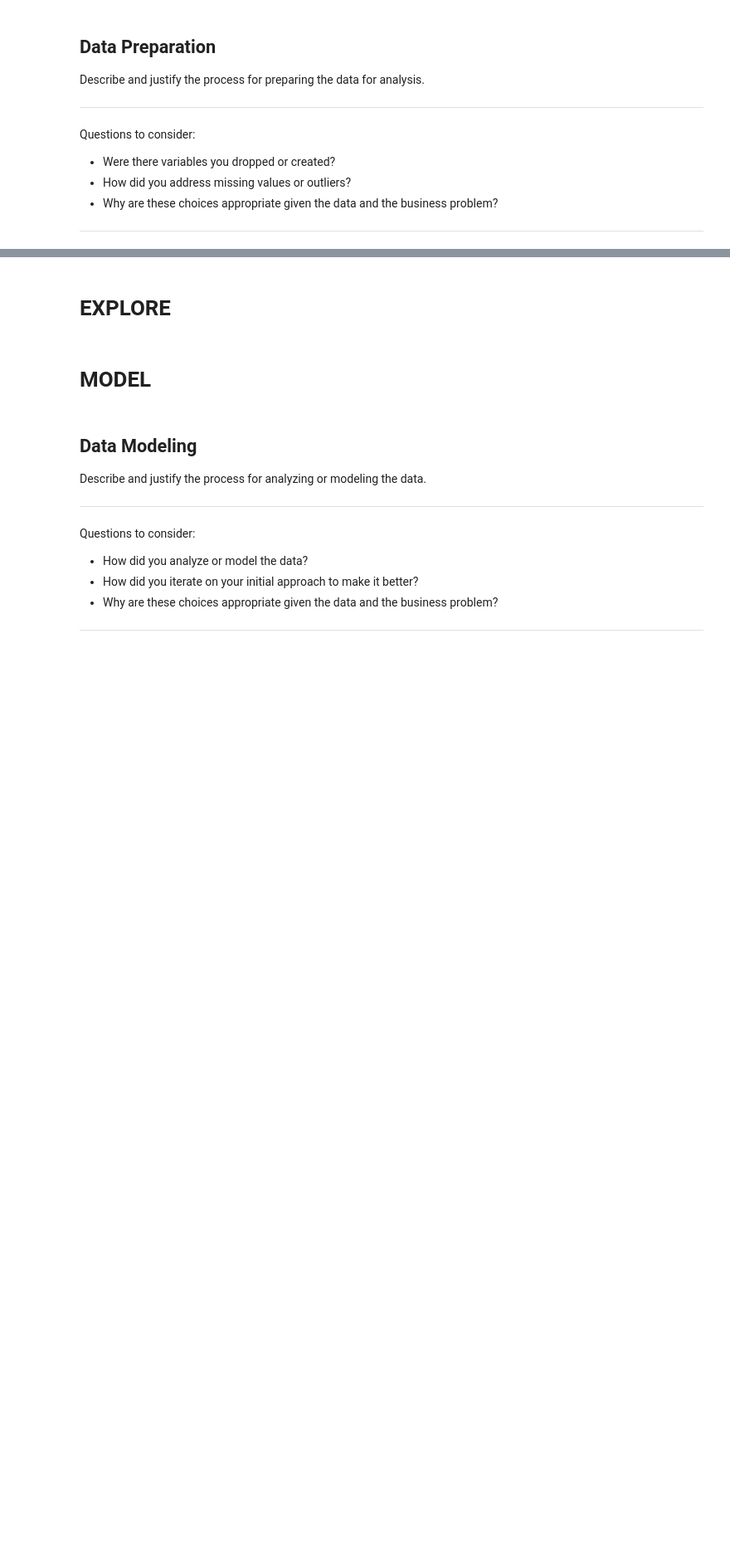
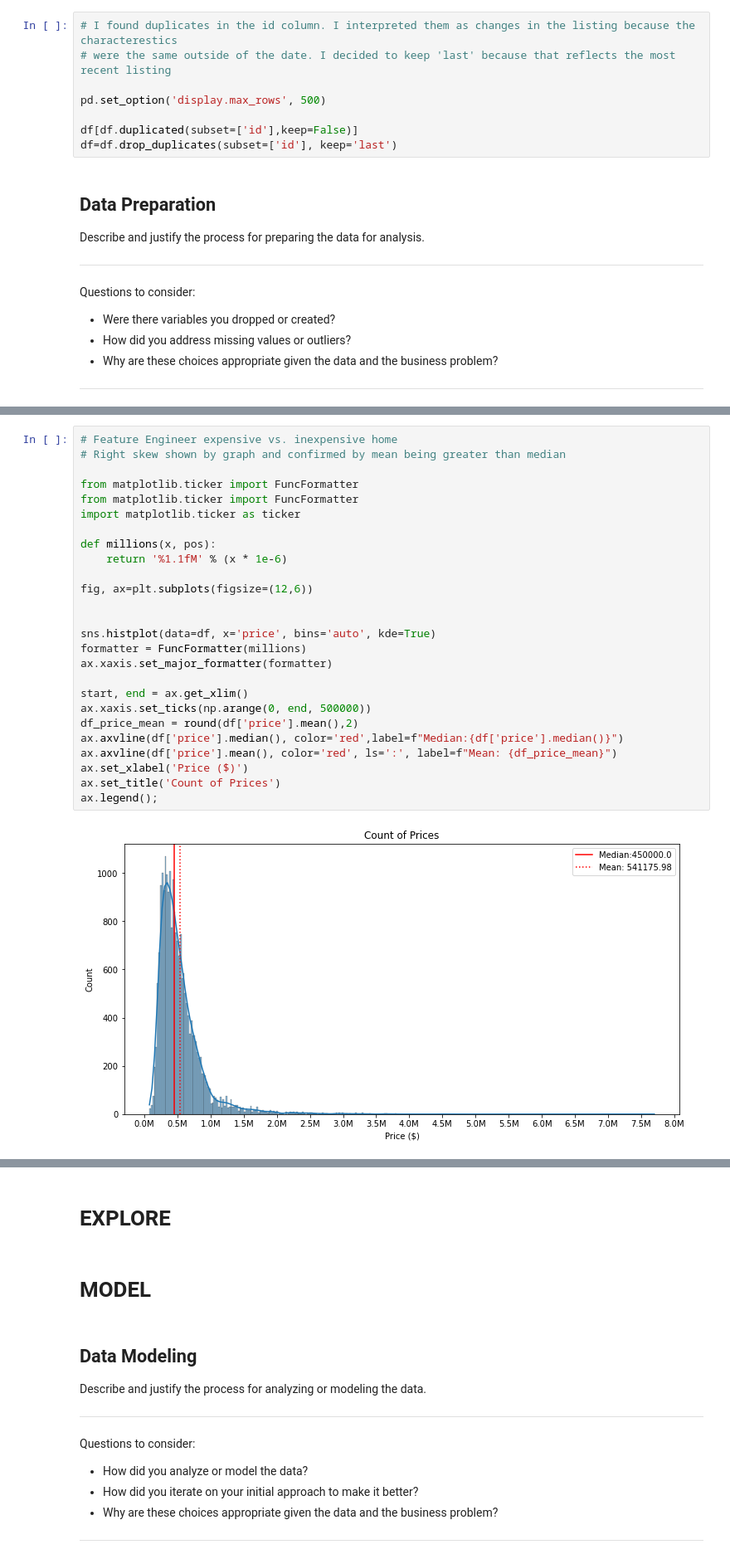
Before and after one commit to kuninethan95/dsc-phase-2-project, a Jupyter notebook: index_OSEMN_plus_mvp.ipynb, the cells around one changed output, grey strips where cells are left out. Shown at 83% size. Saved outputs shown, nothing was run; the diff lists cells and outputs as text; blank space fills up the shorter version.

```diff
--- a/index_OSEMN_plus_mvp.ipynb
+++ b/index_OSEMN_plus_mvp.ipynb
@@ -573,3 +661,11 @@ dtype: int64
+# %%
+# I found duplicates in the id column. I interpreted them as changes in the listing because the characterestics
+# were the same outside of the date. I decided to keep 'last' because that reflects the most recent listing
+
+pd.set_option('display.max_rows', 500)
+
+df[df.duplicated(subset=['id'],keep=False)]
+df=df.drop_duplicates(subset=['id'], keep='last')
 # %% [markdown]
 ## Data Preparation
 
@@ -583,0 +703,28 @@ Questions to consider:
+# %%
+# Feature Engineer expensive vs. inexpensive home
+# Right skew shown by graph and confirmed by mean being greater than median
+
+from matplotlib.ticker import FuncFormatter
+from matplotlib.ticker import FuncFormatter
+import matplotlib.ticker as ticker
+
+def millions(x, pos):
+    return '%1.1fM' % (x * 1e-6)
+
+fig, ax=plt.subplots(figsize=(12,6))
+
+
+sns.histplot(data=df, x='price', bins='auto', kde=True)
+formatter = FuncFormatter(millions)
+ax.xaxis.set_major_formatter(formatter)
+
+start, end = ax.get_xlim()
+ax.xaxis.set_ticks(np.arange(0, end, 500000))
+df_price_mean = round(df['price'].mean(),2)
+ax.axvline(df['price'].median(), color='red',label=f"Median:{df['price'].median()}")
+ax.axvline(df['price'].mean(), color='red', ls=':', label=f"Mean: {df_price_mean}")
+ax.set_xlabel('Price ($)')
+ax.set_title('Count of Prices')
+ax.legend();
+# %% [output]
+[figure, added]
```
Also changed, not shown: parts of 26 cells of this notebook.
